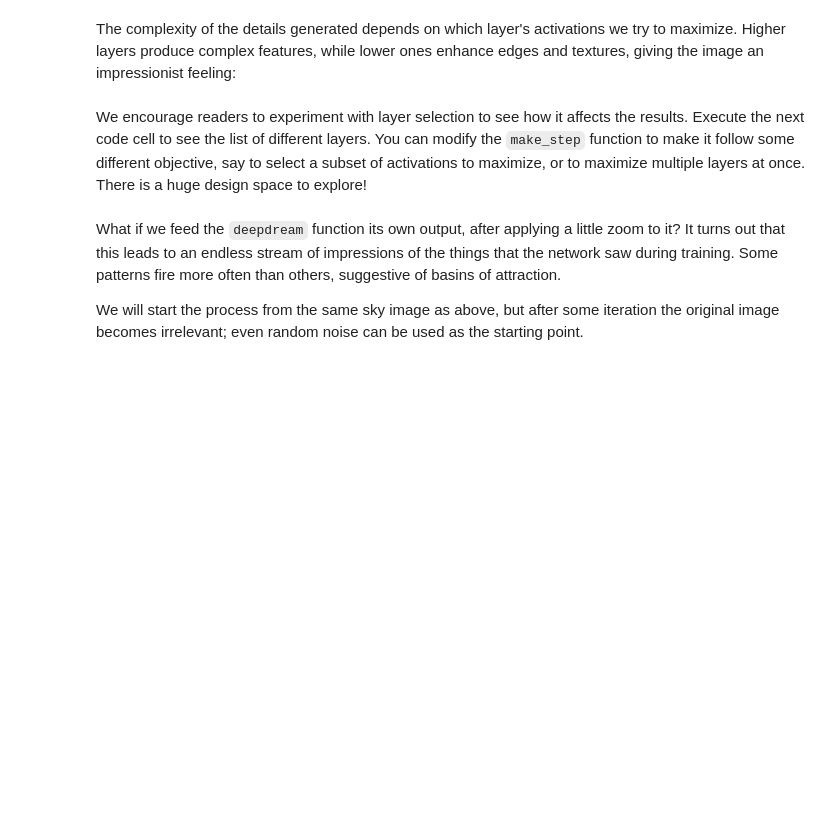
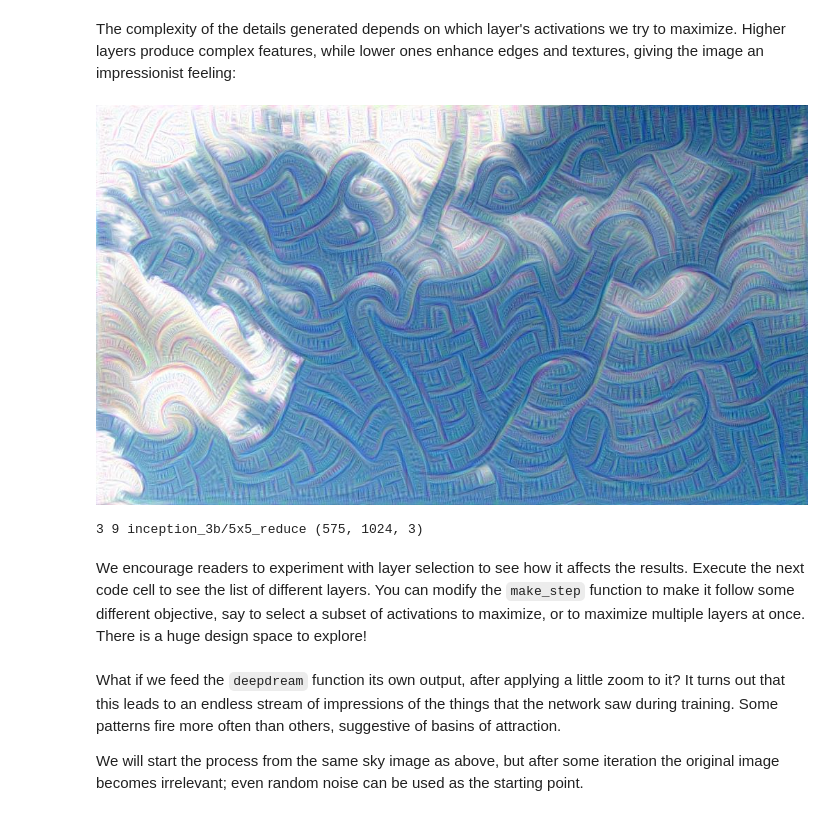
Before and after one commit to fssongwei/JupyterTest, a Jupyter notebook: dream.ipynb, the cells around one changed output. Drawn from its saved outputs; the diff is of its cells as text; code cells hidden in the pictures; blank space fills up the shorter version.

```diff
--- a/dream.ipynb
+++ b/dream.ipynb
@@ -134,5 +144,10 @@ Running the next code cell starts the detail generation process. You may see how
 # %% [markdown]
 The complexity of the details generated depends on which layer's activations we try to maximize. Higher layers produce complex features, while lower ones enhance edges and textures, giving the image an impressionist feeling:
+# %%
+_=deepdream(net, img, end='inception_3b/5x5_reduce')
+# %% [output]
+[figure, added]
+3 9 inception_3b/5x5_reduce (575, 1024, 3)
 # %% [markdown]
 We encourage readers to experiment with layer selection to see how it affects the results. Execute the next code cell to see the list of different layers. You can modify the `make_step` function to make it follow some different objective, say to select a subset of activations to maximize, or to maximize multiple layers at once. There is a huge design space to explore!
 # %%
```
Also changed, not shown: parts of 5 cells of this notebook, 3 other files.
